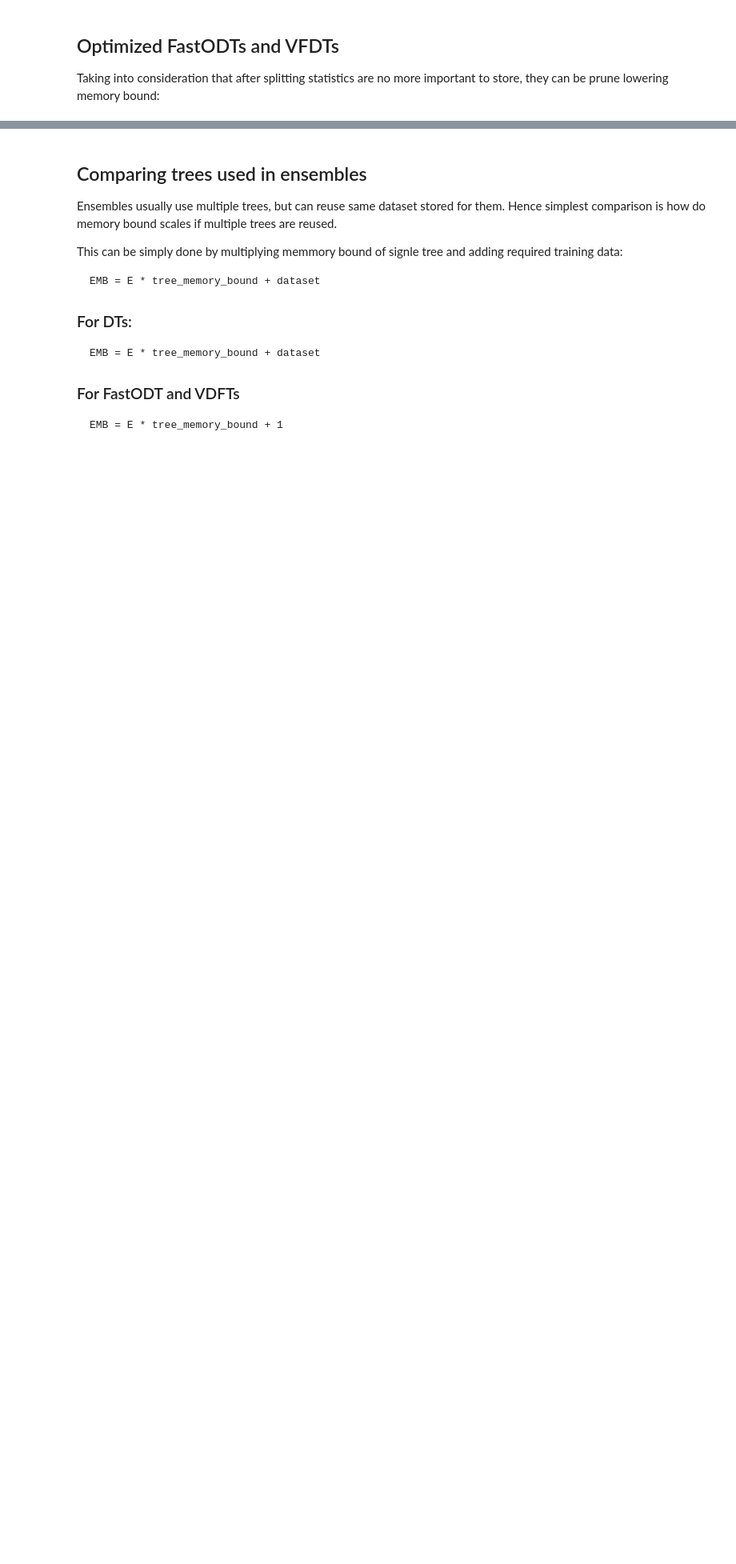
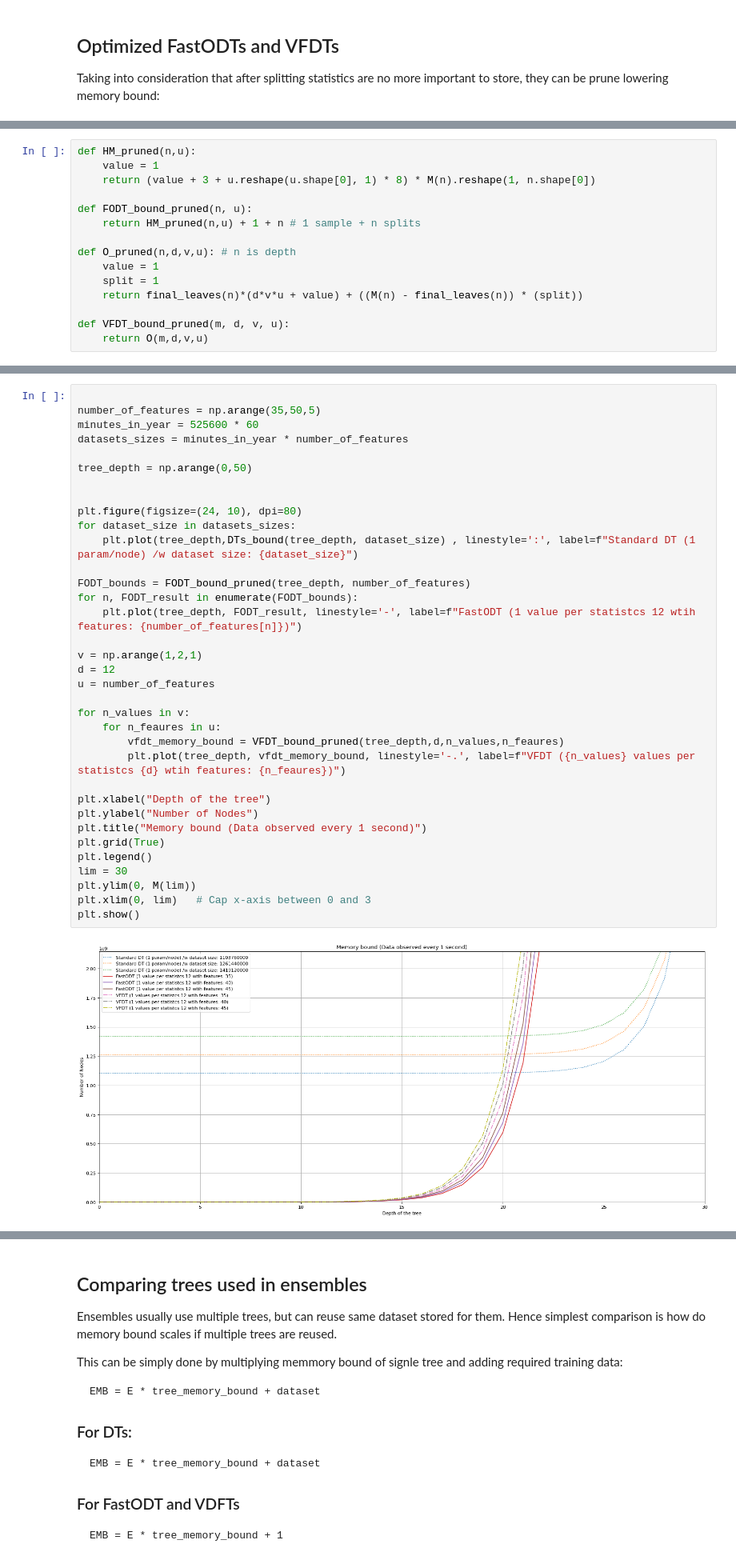
Before and after one commit to Digital-City-Lab-MUNI/Incremental-Learning-MycroftMinds, a Jupyter notebook: notebooks/theoretical_minimum.ipynb, the cells around one changed output, grey strips where cells are left out. Shown at 80% size. Drawn from its saved outputs; the diff is of its cells as text; blank space fills up the shorter version.

```diff
--- a/notebooks/theoretical_minimum.ipynb
+++ b/notebooks/theoretical_minimum.ipynb
@@ -316,0 +233,15 @@ plt.show()
+# %%
+def HM_pruned(n,u):
+    value = 1
+    return (value + 3 + u.reshape(u.shape[0], 1) * 8) * M(n).reshape(1, n.shape[0])
+
+def FODT_bound_pruned(n, u):
+    return HM_pruned(n,u) + 1 + n # 1 sample + n splits
+
+def O_pruned(n,d,v,u): # n is depth
+    value = 1
+    split = 1
+    return final_leaves(n)*(d*v*u + value) + ((M(n) - final_leaves(n)) * (split))
+
+def VFDT_bound_pruned(m, d, v, u):
+    return O(m,d,v,u)
@@ -316,0 +250,37 @@ plt.show()
+# %%
+
+number_of_features = np.arange(35,50,5)
+minutes_in_year = 525600 * 60
+datasets_sizes = minutes_in_year * number_of_features
+
+tree_depth = np.arange(0,50)
+
+
+plt.figure(figsize=(24, 10), dpi=80)
+for dataset_size in datasets_sizes:
+    plt.plot(tree_depth,DTs_bound(tree_depth, dataset_size) , linestyle=':', label=f"Standard DT (1 param/node) /w dataset size: {dataset_size}")
+
+FODT_bounds = FODT_bound_pruned(tree_depth, number_of_features)
+for n, FODT_result in enumerate(FODT_bounds):
+    plt.plot(tree_depth, FODT_result, linestyle='-', label=f"FastODT (1 value per statistcs 12 wtih features: {number_of_features[n]})")
+
+v = np.arange(1,2,1)
+d = 12
+u = number_of_features
+
+for n_values in v:
+    for n_feaures in u:
+        vfdt_memory_bound = VFDT_bound_pruned(tree_depth,d,n_values,n_feaures)
+        plt.plot(tree_depth, vfdt_memory_bound, linestyle='-.', label=f"VFDT ({n_values} values per statistcs {d} wtih features: {n_feaures})")
+
+plt.xlabel("Depth of the tree")
+plt.ylabel("Number of Nodes")
+plt.title("Memory bound (Data observed every 1 second)")
+plt.grid(True)
+plt.legend()
+lim = 30
+plt.ylim(0, M(lim))
+plt.xlim(0, lim)   # Cap x-axis between 0 and 3
+plt.show()
+# %% [output]
+[figure, added]
```
Also changed, not shown: parts of 23 cells of this notebook.
